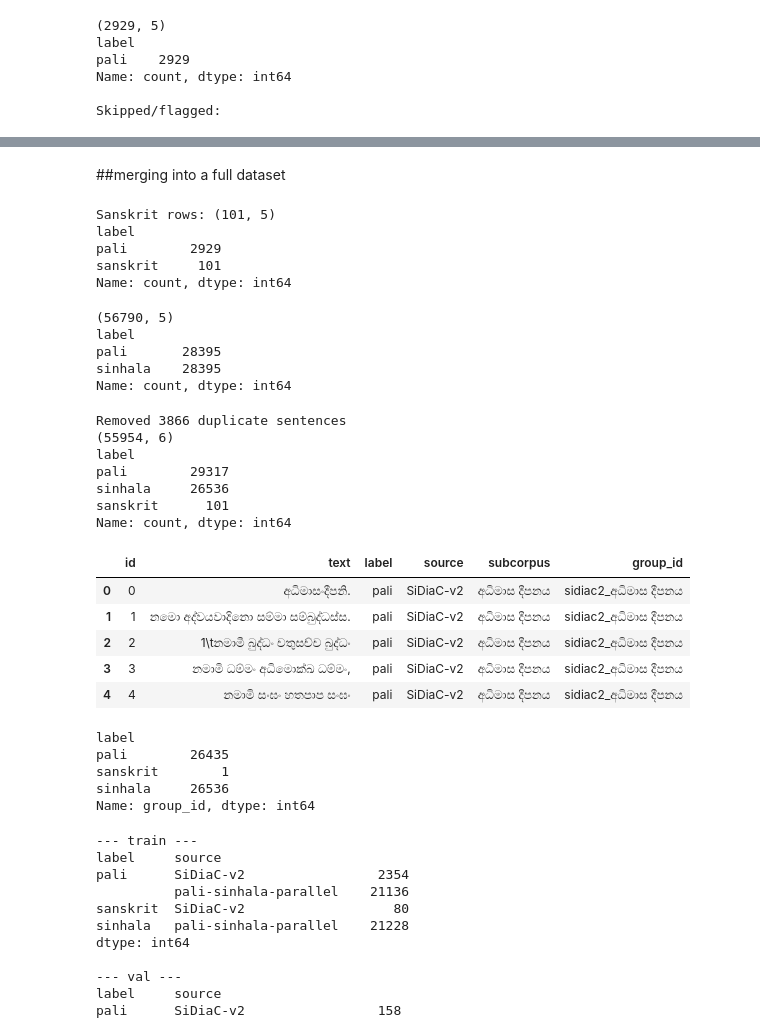
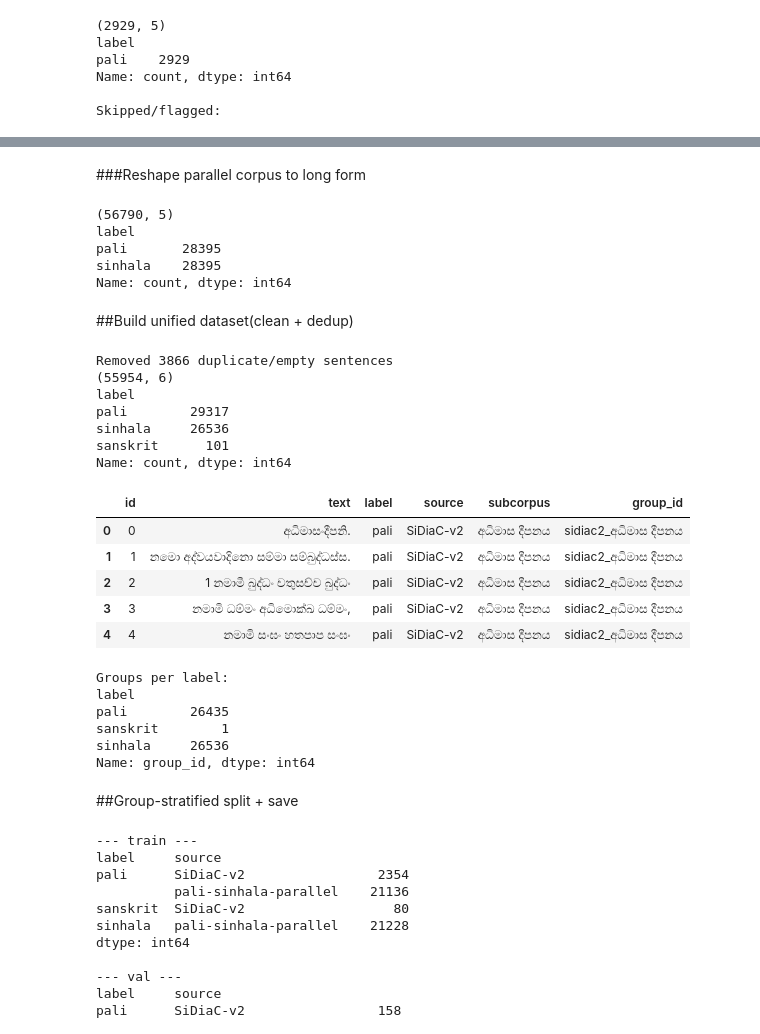
Before and after one commit to nadilHesara/langid_experiments, a Jupyter notebook: LangID.ipynb, the cells around one changed output, grey strips where cells are left out. Cells and saved outputs as stored; diff of their text form; code cells hidden in the pictures.

```diff
--- a/LangID.ipynb
+++ b/LangID.ipynb
@@ -175,26 +180,5 @@ sanskrit_rows.head()
-# %% [markdown]
-##merging into a full dataset
-# %%
-lines = [l for l in lines if len(l) > 5 and not re.fullmatch(r"[\d\.\s]+", l)]
-
-sanskrit_rows = pd.DataFrame([{
-    "text": sent,
-    "label": "sanskrit",
-    "source": "SiDiaC-v2",
-    "subcorpus": fname.replace(".txt", ""),
-    "group_id": f"sidiac2_{fname.replace('.txt', '')}"
-} for sent in lines])
-
-print("Sanskrit rows:", sanskrit_rows.shape)
-
-sidiac_df = pd.concat([sidiac_df, sanskrit_rows], ignore_index=True)
-print(sidiac_df["label"].value_counts())
-# %% [output]
-Sanskrit rows: (101, 5)
-label
-pali        2929
-sanskrit     101
-Name: count, dtype: int64
+# %% [markdown]
+###Reshape parallel corpus to long form
 # %%
 pali_rows = df[["pali_text"]].rename(columns={"pali_text": "text"})
 pali_rows["label"] = "pali"
@@ -215,41 +199,55 @@ label
 pali       28395
 sinhala    28395
 Name: count, dtype: int64
+# %% [markdown]
+##Build unified dataset(clean + dedup)
 # %%
+def clean_text(s):
+    s = str(s)
+    s = re.sub(r"<[^>]+>", " ", s)      # strip markup/OCR tags like <psi>, <eos>
+    s = re.sub(r"\s+", " ", s).strip()
+    return s
+
 unified = pd.concat([sidiac_df, parallel_long], ignore_index=True)
+unified = unified.dropna(subset=["text"])
+unified["text"] = unified["text"].map(clean_text)
+unified = unified[unified["text"].str.len() > 0]
 
 before = len(unified)
 unified = unified.drop_duplicates(subset="text").reset_index(drop=True)
-print(f"Removed {before - len(unified)} duplicate sentences")
+print(f"Removed {before - len(unified)} duplicate/empty sentences")
 
 unified["id"] = range(len(unified))
 unified = unified[["id", "text", "label", "source", "subcorpus", "group_id"]]
-
 print(unified.shape)
 print(unified["label"].value_counts())
 unified.head()
 # %% [output]
-Removed 3866 duplicate sentences
+Removed 3866 duplicate/empty sentences
 (55954, 6)
 label
 pali        29317
 sinhala     26536
 sanskrit      101
 Name: count, dtype: int64
 |  | id | text | label | source | subcorpus | group_id |
 | 0 | 0 | අධිමාසංදීපනි. | pali | SiDiaC-v2 | අධිමාස දීපනය | sidiac2_අධිමාස දීපනය |
 | 1 | 1 | නමො අද්වයවාදිනො සම්මා සම්බුද්ධස්ස. | pali | SiDiaC-v2 | අධිමාස දීපනය | sidiac2_අධිමාස දීපනය |
-| 2 | 2 | 1\tනමාමී බුද්ධං චතුසච්ච බුද්ධං | pali | SiDiaC-v2 | අධිමාස දීපනය | sidiac2_අධිමාස දීපනය |
+| 2 | 2 | 1 නමාමී බුද්ධං චතුසච්ච බුද්ධං | pali | SiDiaC-v2 | අධිමාස දීපනය | sidiac2_අධිමාස දීපනය |
 | 3 | 3 | නමාමි ධම්මං අධිමොක්ඛ ධම්මං, | pali | SiDiaC-v2 | අධිමාස දීපනය | sidiac2_අධිමාස දීපනය |
 | 4 | 4 | නමාමි සංඝං හතපාප සංඝං | pali | SiDiaC-v2 | අධිමාස දීපනය | sidiac2_අධිමාස දීපනය |
 # %%
+print("Groups per label:")
 print(unified.groupby("label")["group_id"].nunique())
 # %% [output]
+Groups per label:
 label
 pali        26435
 sanskrit        1
 sinhala     26536
 Name: group_id, dtype: int64
+# %% [markdown]
+##Group-stratified split + save
 # %%
 from sklearn.model_selection import GroupShuffleSplit
 
```
Also changed, not shown: parts of 31 cells of this notebook.
